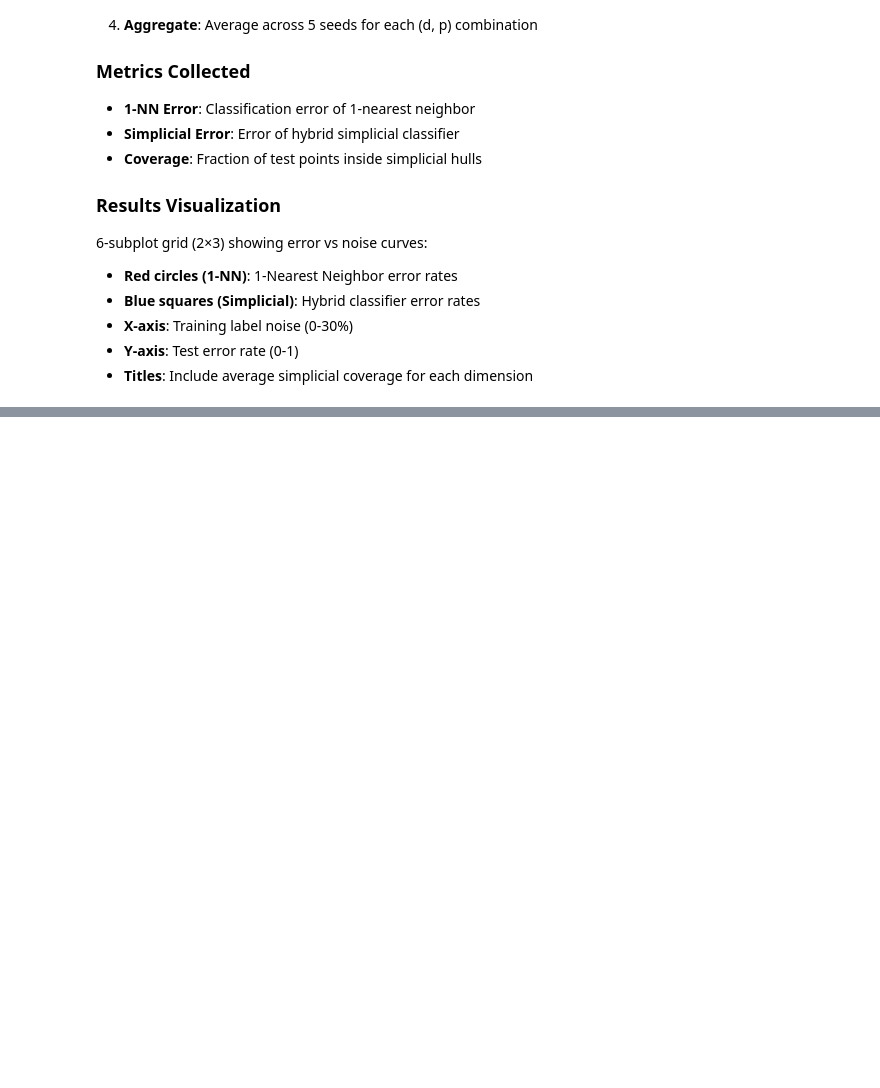
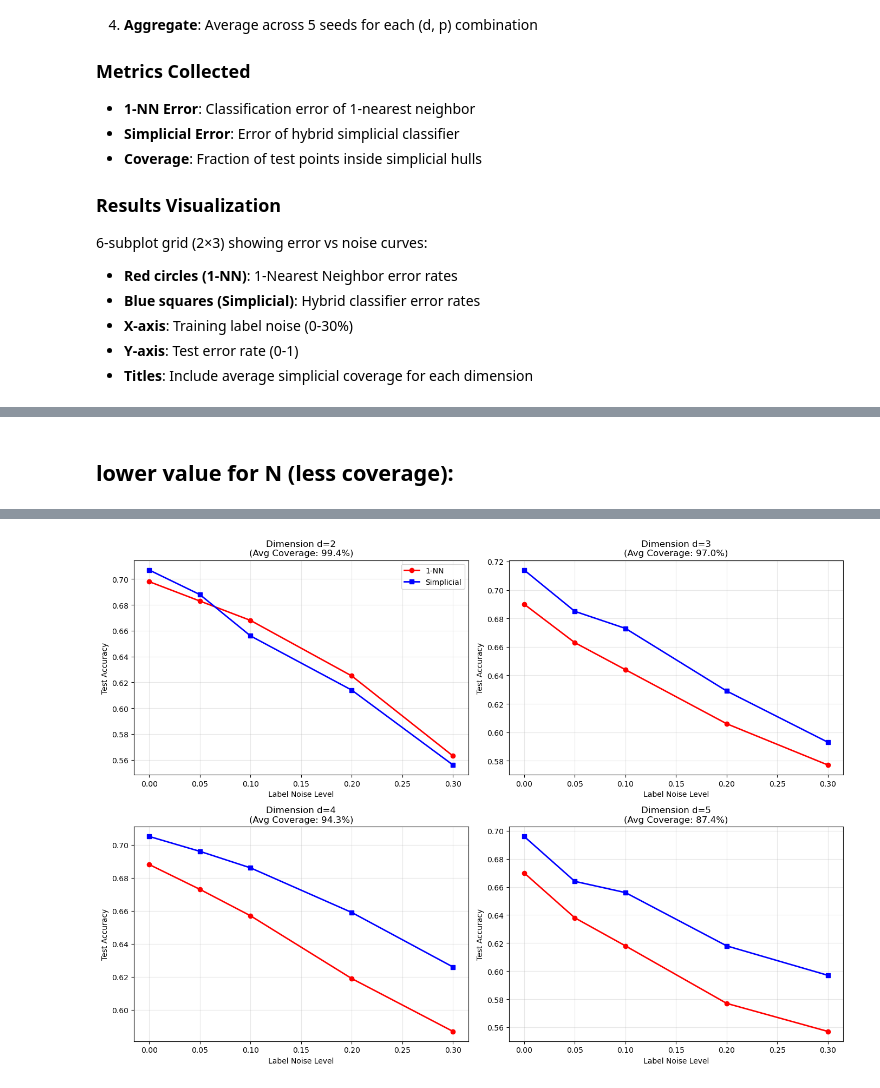
Before and after one commit to yassineblaiech/TDL_project, a Jupyter notebook: moondata_simplicial.ipynb, the cells around one changed output, grey strips where cells are left out. Cells and saved outputs as stored; diff of their text form; code cells hidden in the pictures; blank space fills up the shorter version.

```diff
--- a/moondata_simplicial.ipynb
+++ b/moondata_simplicial.ipynb
@@ -253,0 +449,75 @@ Processing Dimension d=5 (k=15)...
+# %% [markdown]
+## lower value for N (less coverage):
+# %%
+d_values = range(2, 6)
+noise_levels = [0.0, 0.05, 0.1, 0.2, 0.3]
+seeds = range(5)
+
+n_train = 1500
+n_test = 200
+
+results = {}
+
+print(f"Running Experiment across dimensions {list(d_values)}...")
+print(f"Note: Global Delaunay (Simplicial) can be slow for N={n_train} in d>=5.")
+
+for d in d_values:
+    results[d] = {'noise': [], '1nn_acc': [], 'simp_acc': [], 'cov': []}
+
+    print(f"\nProcessing Dimension d={d}...")
+
+    for noise in noise_levels:
+        temp_1nn = []
+        temp_simp = []
+        temp_cov = []
+
+        for s in seeds:
+            X_total, y_noisy_total, y_clean_total = make_logistic_gaussian_data(
+                n_train + n_test, d, gamma=2.0, p_noise=noise, seed=s
+            )
+
+            Xtr = X_total[:n_train]
+            ytr = y_noisy_total[:n_train]
+
+            Xte = X_total[n_train:]
+            yte = y_clean_total[n_train:]
+
+            m1 = KNNClassifier(k=1).fit(Xtr, ytr)
+            temp_1nn.append(np.mean(m1.predict(Xte) == yte))
+
+            ms = GlobalSimplicialClassifier().fit(Xtr, ytr)
+            temp_simp.append(np.mean(ms.predict(Xte) == yte))
+
+            temp_cov.append(ms.coverage_rate_)
+
+        results[d]['noise'].append(noise)
+        results[d]['1nn_acc'].append(np.mean(temp_1nn))
+        results[d]['simp_acc'].append(np.mean(temp_simp))
+        results[d]['cov'].append(np.mean(temp_cov))
+
+        print(f"  Noise {noise:.2f} -> 1NN: {np.mean(temp_1nn):.3f}, "
+              f"Simp: {np.mean(temp_simp):.3f} (Cov: {np.mean(temp_cov):.2%})")
+
+fig, axes = plt.subplots(2, 2, figsize=(14, 10))
+axes = axes.flatten()
+
+for i, d in enumerate(d_values):
+    ax = axes[i]
+    data = results[d]
+
+    ax.plot(data['noise'], data['1nn_acc'], 'r-o', label='1-NN', linewidth=2)
+    ax.plot(data['noise'], data['simp_acc'], 'b-s', label='Simplicial', linewidth=2)
+
+    avg_coverage = np.mean(data['cov'])
+
+    ax.set_title(f"Dimension d={d}\n(Avg Coverage: {avg_coverage:.1%})", fontsize=12)
+    ax.set_xlabel("Label Noise Level")
+    ax.set_ylabel("Test Accuracy")
+    ax.grid(True, alpha=0.3)
+
+    if i == 0:
+        ax.legend()
+
+plt.tight_layout()
+plt.show()
+# %% [output]
@@ -253,0 +541 @@ Processing Dimension d=5 (k=15)...
+[figure, added]
```
Also changed, not shown: parts of 9 cells of this notebook, 1 other file.
